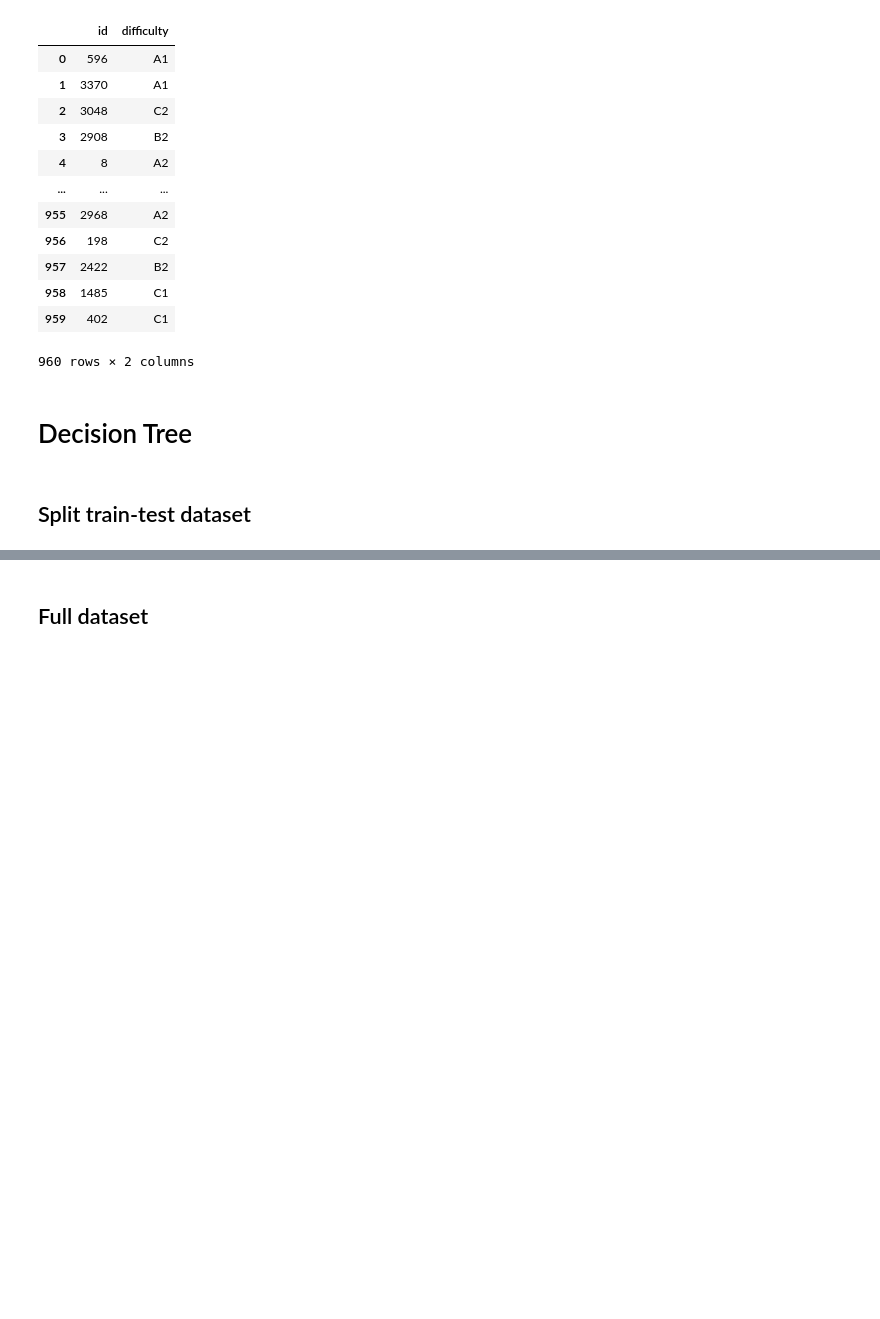
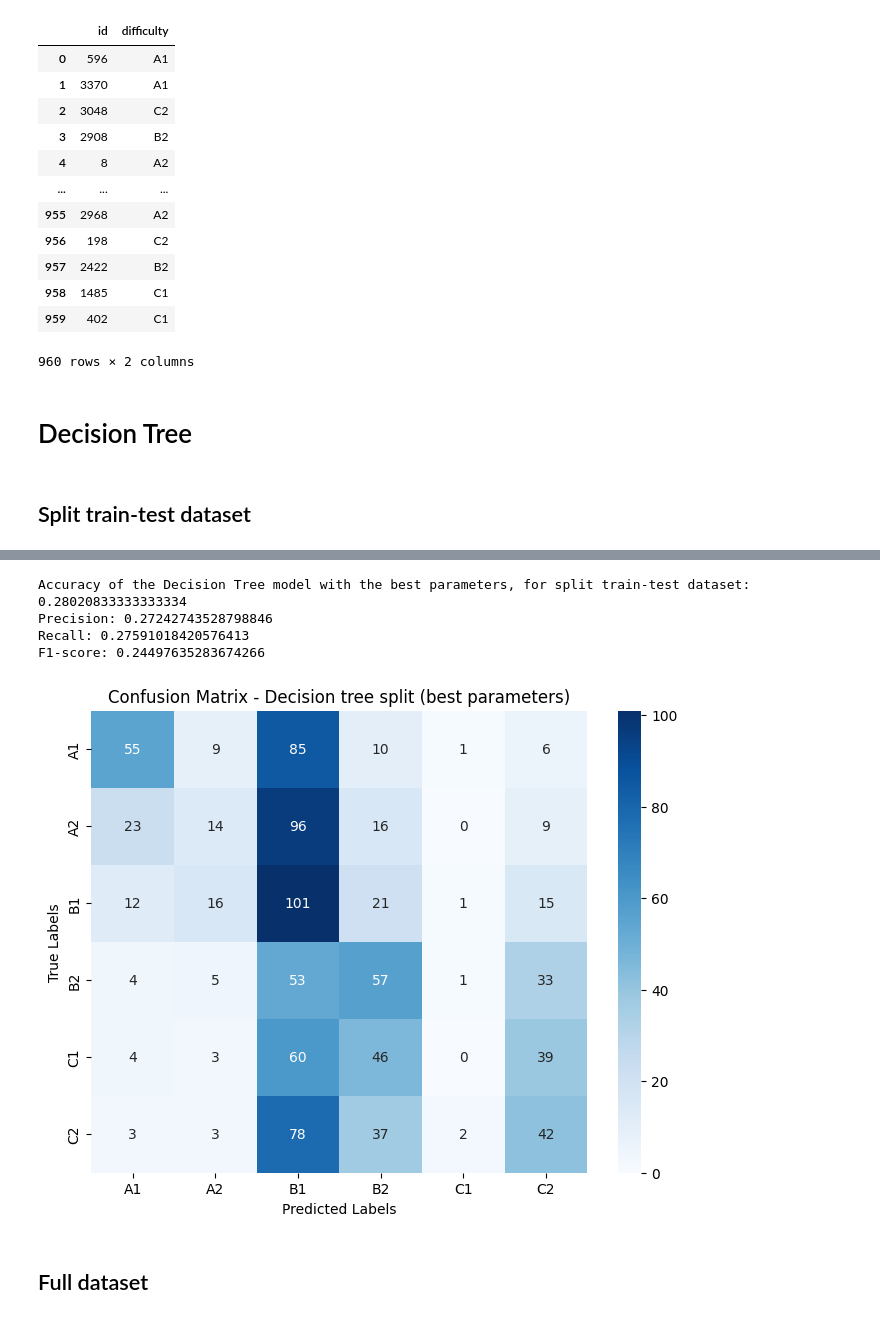
Before and after one commit to RebeccaKessler/Machine_Learning, a Jupyter notebook: Codes/Code_2.ipynb, the cells around one changed output, grey strips where cells are left out. Cells and saved outputs as stored; diff of their text form; code cells hidden in the pictures; blank space fills up the shorter version.

```diff
--- a/Codes/Code_2.ipynb
+++ b/Codes/Code_2.ipynb
@@ -363,0 +408,11 @@ df_pred_DT
+# %%
+# Loop over the model parameters to find the optimal parameters (for the best accuracy)
+criterion = ['gini', 'entropy']
+max_depth = [1,2,3,4,5]
+
+for d in max_depth:
+    for c in criterion:
+            model = DecisionTreeClassifier(criterion=c, max_depth=d)
+            model.fit(x_train_tfidf, y_train)
+            accuracy_DT = model.score(x_test_tfidf, y_test)
+            print(f"Accuracy of Decision Tree model for criterion = {c}, max_depth = {d}: {accuracy_DT}")
@@ -363,0 +430,14 @@ df_pred_DT
+# %%
+# Find the optimal parameters with cross-validation
+
+# Define the parameters to test
+param_grid_DT = {'criterion':['gini','entropy'], 'max_depth':np.arange(1,5)}
+
+# Initialize the kNN classifier, perform grid search, fit the model
+model_DT_cv = DecisionTreeClassifier()
+DT_cv = GridSearchCV(model_DT_cv, param_grid_DT, cv=5)
+DT_cv.fit(x_train_tfidf, y_train)
+
+# Get the best parameters
+best_param_DT = DT_cv.best_params_
+print('The best parameters are:', best_param_DT)
@@ -363,0 +446,11 @@ df_pred_DT
+# %%
+# Initialize and train the Decision Tree model with the best parameters
+model_DT_best = DecisionTreeClassifier(criterion='entropy', max_depth=5)
+
+model_DT_best.fit(x_train_tfidf, y_train)
+
+# Make predictions on the test data
+DT_pred_best = model_DT_best.predict(x_test_tfidf)
+
+df_pred_DT_best = pd.DataFrame({'id': x_test.index, 'difficulty': DT_pred_best})
+df_pred_DT_best
@@ -364,2 +471,32 @@ df_pred_DT
+# %%
+# Get the accuracy
+accuracy_DT_split_best = accuracy_score(y_test, DT_pred_best)
+print("Accuracy of the Decision Tree model with the best parameters, for split train-test dataset:", accuracy_DT_split_best)
+
+# Calculate Precision, Recall, F1-score with 'macro' average for simplicity
+precision_DT_split_best = precision_score(y_test, DT_pred_best, average='macro')
+print("Precision:", precision_DT_split_best)
+
+recall_DT_split_best = recall_score(y_test, DT_pred_best, average='macro')
+print("Recall:", recall_DT_split_best)
+
+f1_DT_split_best = f1_score(y_test, DT_pred_best, average='macro')
+print("F1-score:", f1_DT_split_best)
+# %% [output]
+Accuracy of the Decision Tree model with the best parameters, for split train-test dataset: 0.28020833333333334
+Precision: 0.27242743528798846
+Recall: 0.27591018420576413
+F1-score: 0.24497635283674266
+# %%
+cm_DT_split_best = confusion_matrix(y_test, DT_pred_best)
+
+plt.figure(figsize=(8, 6))
+sns.heatmap(cm_DT_split_best, annot=True, fmt='d', cmap='Blues', xticklabels=['A1', 'A2', 'B1', 'B2', 'C1', 'C2'], yticklabels=['A1', 'A2', 'B1', 'B2', 'C1', 'C2'])
+plt.xlabel('Predicted Labels')
+plt.ylabel('True Labels')
+plt.title('Confusion Matrix - Decision tree split (best parameters)')
+plt.show()
+# %% [output]
+[figure, added]
 # %% [markdown]
 ## Full dataset
```
Also changed, not shown: parts of 13 cells of this notebook.
